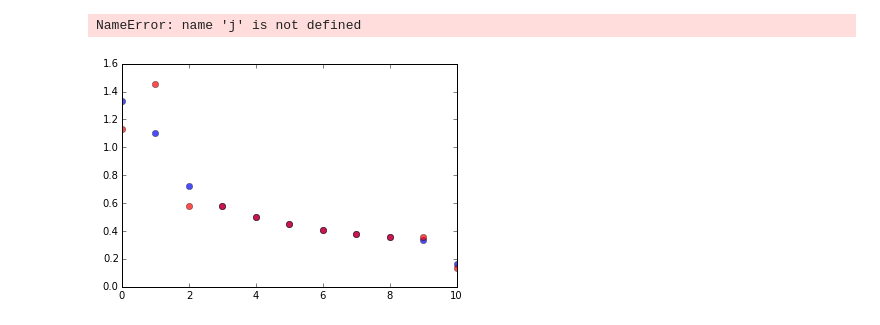
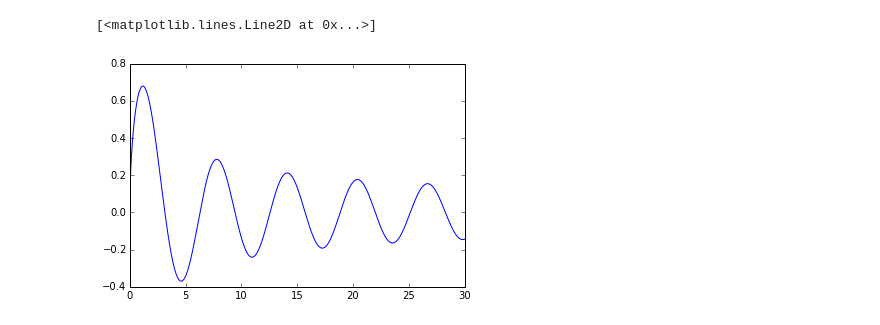
Before and after one commit to jesserobertson/maxr, a Jupyter notebook: jupyter/working.ipynb, the cells around one changed output. Cells and saved outputs as stored; diff of their text form; code cells hidden in the pictures.

```diff
--- a/jupyter/working.ipynb
+++ b/jupyter/working.ipynb
@@ -7,16 +31,6 @@ from maxr.integrator.coefficients import alpha, beta, gamma
-# %%
-%matplotlib inline
-
-import matplotlib.pyplot as plt
-
-n = 10
-
-ax = plt.gca()
-ax.plot(alpha(n), 'bo', alpha=0.7)
-ax.plot(beta(n), 'ro', alpha=0.7)
-ax.plot(gamma(n), 'go', alpha=0.7)
-plt.gcf().set_size_inches(11, 8)
-plt.ylim(-0.1, 2)
-# %% [output]
-NameError: name 'j' is not defined
-[figure, removed]
+# %%
+xs = numpy.linspace(0, 30, 1000)
+plt.plot(xs, jv(0.5, xs))
+# %% [output]
+[<matplotlib.lines.Line2D at 0x...>]
+[figure, added]
```
Also changed, not shown: parts of 5 cells of this notebook.
